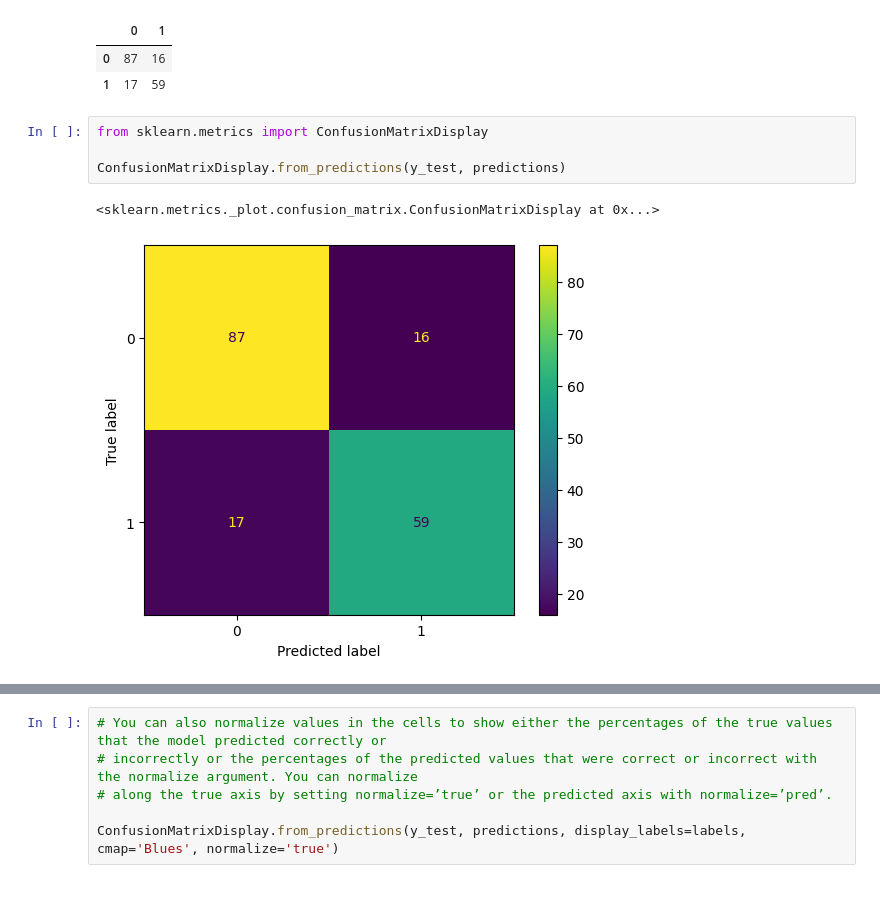
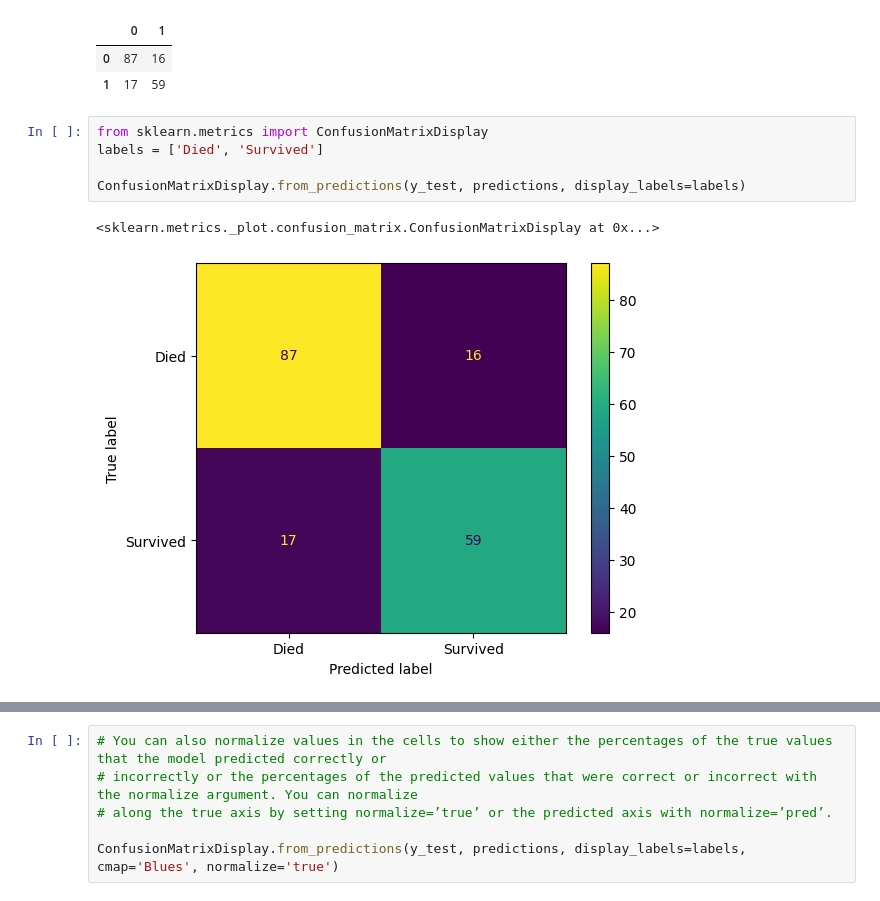
Before and after one commit to rezart95/Machine_Learning_with_Python, a Jupyter notebook: ML_Foundamentals/confusion_matrices.ipynb, the cells around one changed output, grey strips where cells are left out. Saved outputs shown, nothing was run; the diff lists cells and outputs as text.

```diff
--- a/ML_Foundamentals/confusion_matrices.ipynb
+++ b/ML_Foundamentals/confusion_matrices.ipynb
@@ -76,8 +76,9 @@ cm_df
 | 1 | 17 | 59 |
 # %%
 from sklearn.metrics import ConfusionMatrixDisplay
+labels = ['Died', 'Survived']
 
-ConfusionMatrixDisplay.from_predictions(y_test, predictions)
+ConfusionMatrixDisplay.from_predictions(y_test, predictions, display_labels=labels)
 # %% [output]
 <sklearn.metrics._plot.confusion_matrix.ConfusionMatrixDisplay at 0x...>
-[figure, old version]
+[figure, new version]
```
Also changed, not shown: parts of 1 cell of this notebook, 6 other files.
